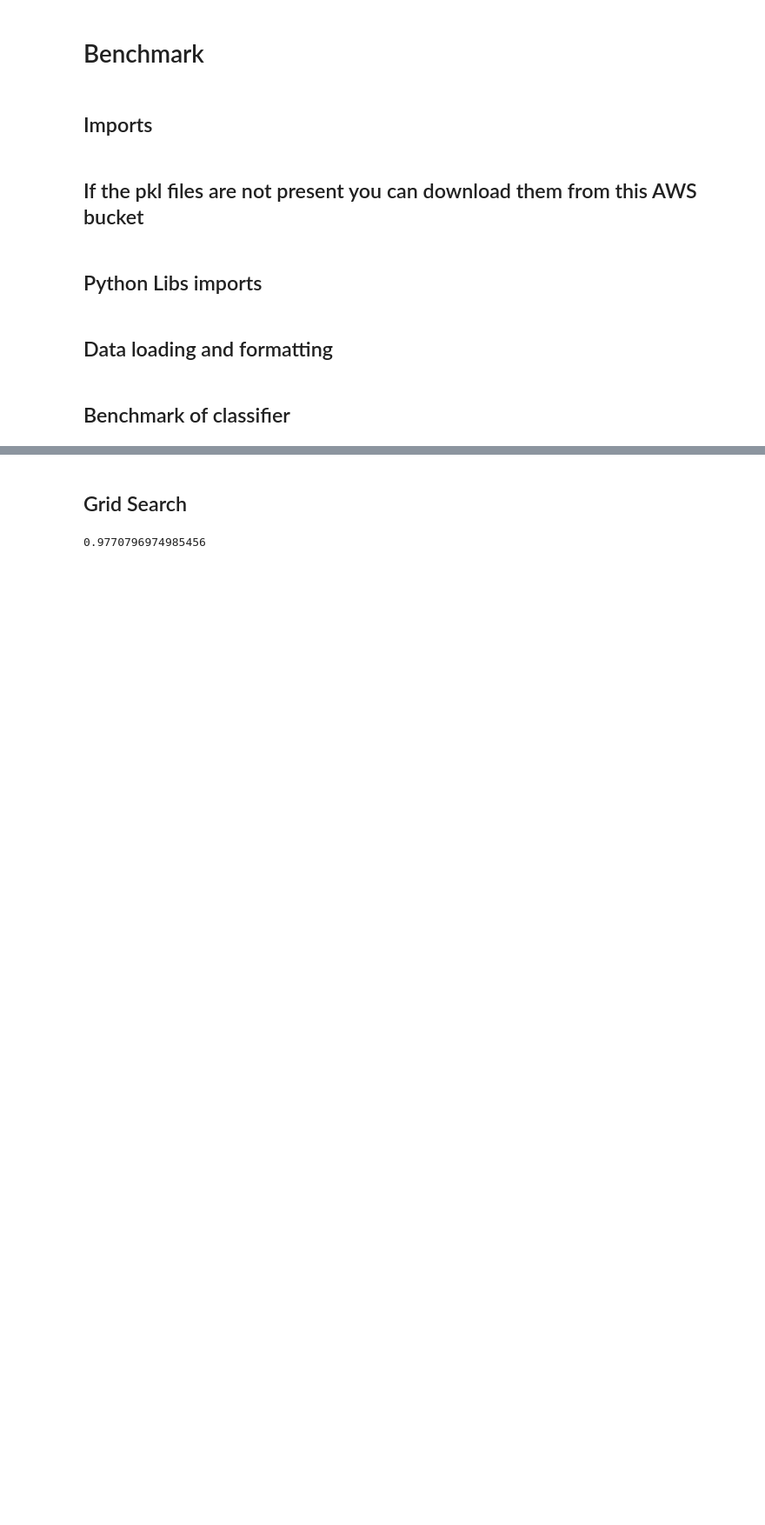
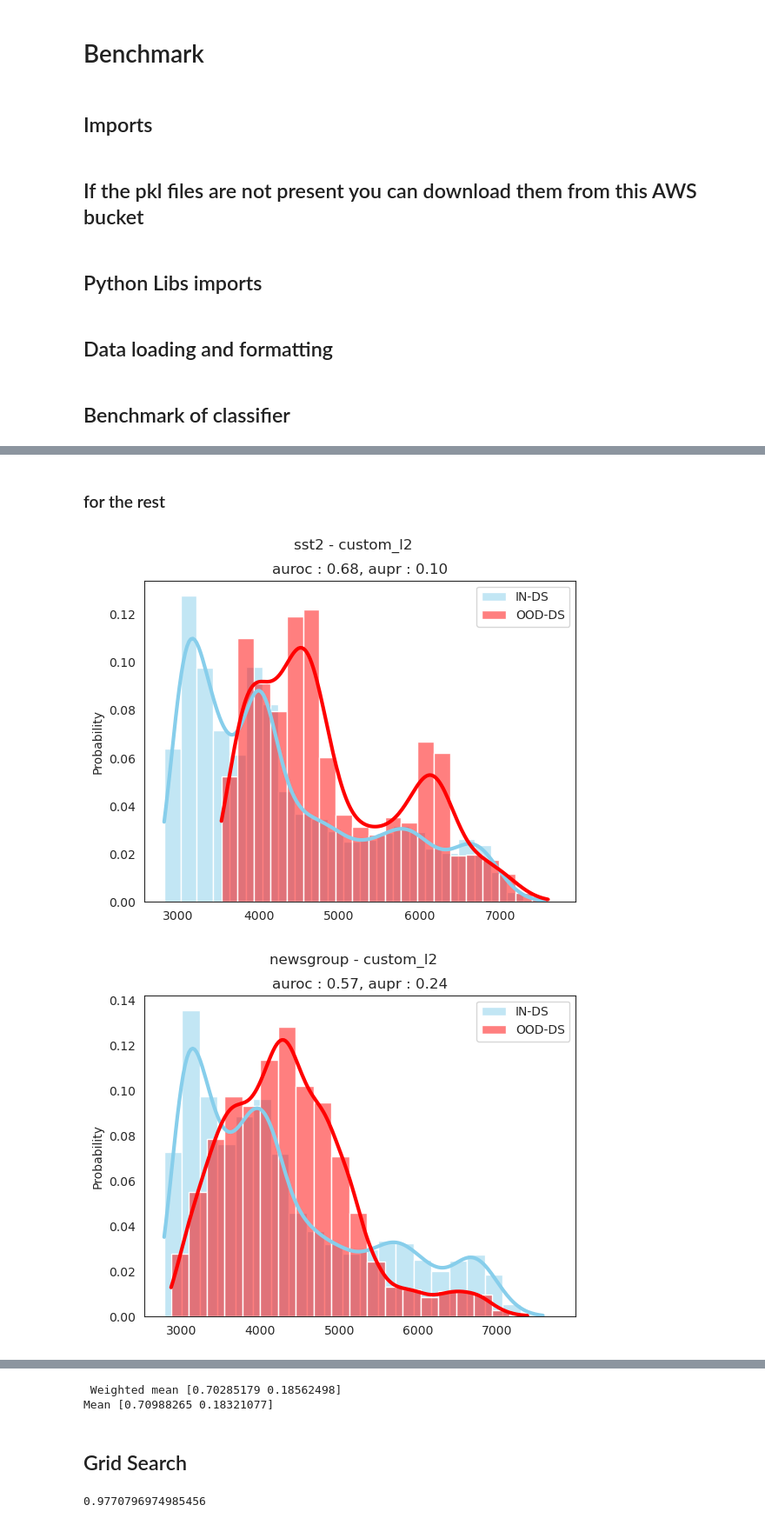
Before and after one commit to lilianmarey/nlp_ood_detection, a Jupyter notebook: beyond_maha/notebooks/bert_benchmark.ipynb, the cells around one changed output, grey strips where cells are left out. Shown at 87% size. Cells and saved outputs as stored; diff of their text form; code cells hidden in the pictures; blank space fills up the shorter version.

```diff
--- a/beyond_maha/notebooks/bert_benchmark.ipynb
+++ b/beyond_maha/notebooks/bert_benchmark.ipynb
@@ -196,0 +208,48 @@ Mean [0.81657204 0.36343859]
+# %% [markdown]
+### for the rest
+# %%
+clf = OODDetector(
+        similarity='custom_l2',
+        base_distribution=embd_train,
+        base_ood_distribution = ood_dict['sst2']['embd'],
+        T=10,
+        sampling_ratio=.05,
+     ).fit()
+
+# Careful to change the attn/logits/embd according to the classifier
+
+scores=[]
+weights=[]
+for ds_n,ood_ds in ood_dict.items():
+    y_score_tot = []
+    y_true_tot = []
+    score_for_1__ds = []
+
+    clf = clfs[i]
+    y_true = np.concatenate((np.ones(ood_ds['embd'].shape[0]), np.zeros(embd_test.shape[0])))
+    X = np.concatenate((ood_ds['embd'] ,embd_test))
+    y_score = clf.predict_proba(X).flatten()
+    auc_score = roc_auc_score(y_true=y_true, y_score=y_score)
+    aupr = average_precision_score(y_true=y_true, y_score=y_score)
+    scores.append([auc_score, aupr])
+    weights.append(len(y_true))
+
+
+
+    bins_width = (np.histogram(y_score[y_true==1])[1][3]-np.histogram(y_score[y_true==1])[1][2])/2
+    sns.histplot(y_score[y_true==0], label='IN-DS', kde=True, stat='probability', color='skyblue', binwidth=bins_width, line_kws={"lw":3})
+    sns.histplot(y_score[y_true==1], label='OOD-DS', kde=True, stat='probability', color='red', binwidth=bins_width, line_kws={"lw":3})
+    _a = scores[-1]
+    plt.title(f"auroc : {_a[0]:.2f}, aupr : {_a[1]:.2f}")
+
+    plt.suptitle(ds_n + f' - {clfs[0].similarity}')
+    plt.legend()
+    plt.savefig(f'../figures/{clfs[0].similarity}_{ds_n}.png')
+    plt.show()
+
+scores, weights = np.array(scores), np.array(weights)/(np.sum(weights))
+print(f" Weighted mean {scores.T@weights}")
+print(f"Mean {np.mean(scores, axis=0)}")
+# %% [output]
+[figure, added]
+[figure, added]
@@ -197,3 +258,5 @@ Mean [0.81657204 0.36343859]
+ Weighted mean [0.70285179 0.18562498]
+Mean [0.70988265 0.18321077]
 # %% [markdown]
 ## Grid Search
 # %%
```
Also changed, not shown: parts of 8 cells of this notebook, 21 other files.
